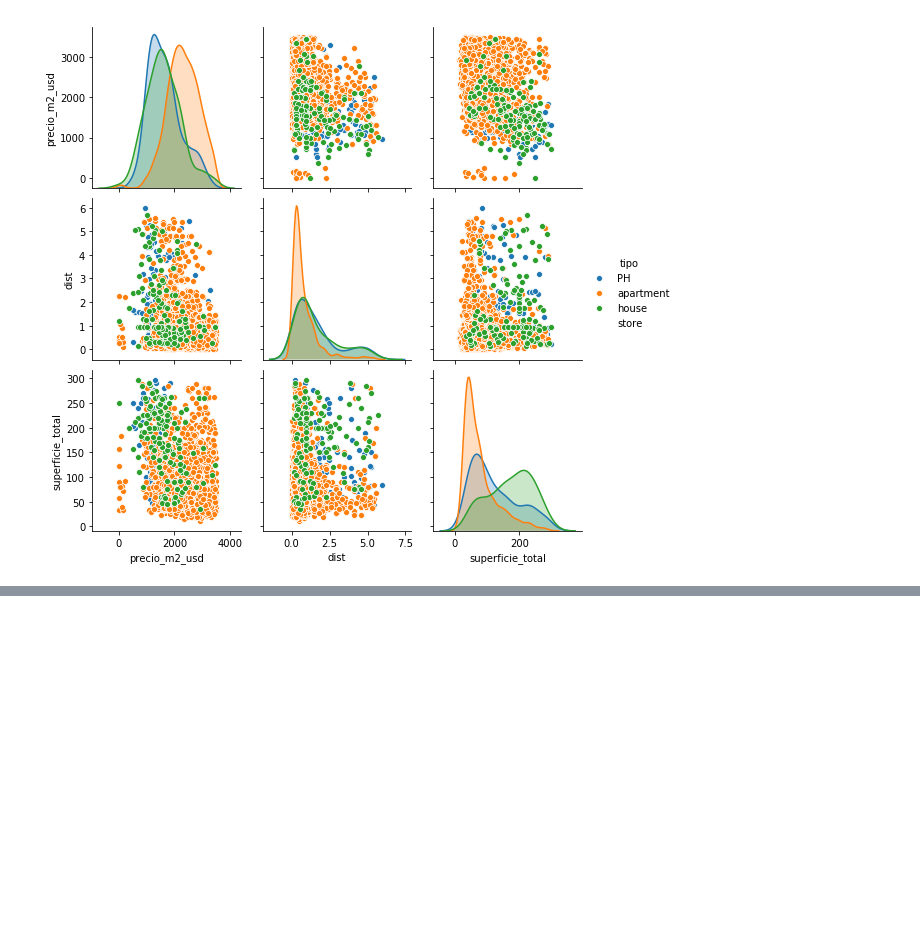
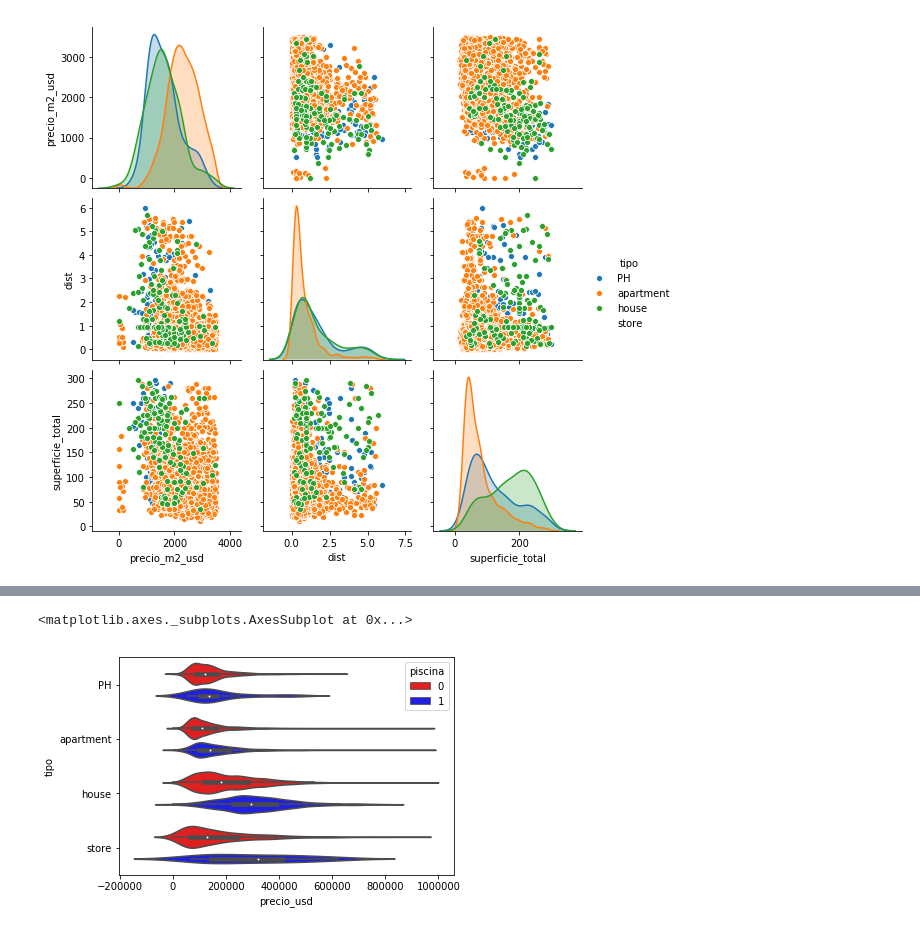
Before and after one commit to DH-DSBLEND-0420-grupo3/desafio-1, a Jupyter notebook: clean.ipynb, the cells around one changed output, grey strips where cells are left out. Cells and saved outputs as stored; diff of their text form; code cells hidden in the pictures; blank space fills up the shorter version.

```diff
--- a/clean.ipynb
+++ b/clean.ipynb
@@ -636,0 +649,5 @@ sns.pairplot(data2[mask_graph], vars = ['precio_m2_usd','dist','superficie_total
+# %%
+sns.violinplot("precio_usd", "tipo", hue="piscina", data=data[mask_graph], palette = palette_col, title='distribución precio total en funcion de superficie')
+# %% [output]
+<matplotlib.axes._subplots.AxesSubplot at 0x...>
+[figure, added]
```
Also changed, not shown: parts of 8 cells of this notebook.
